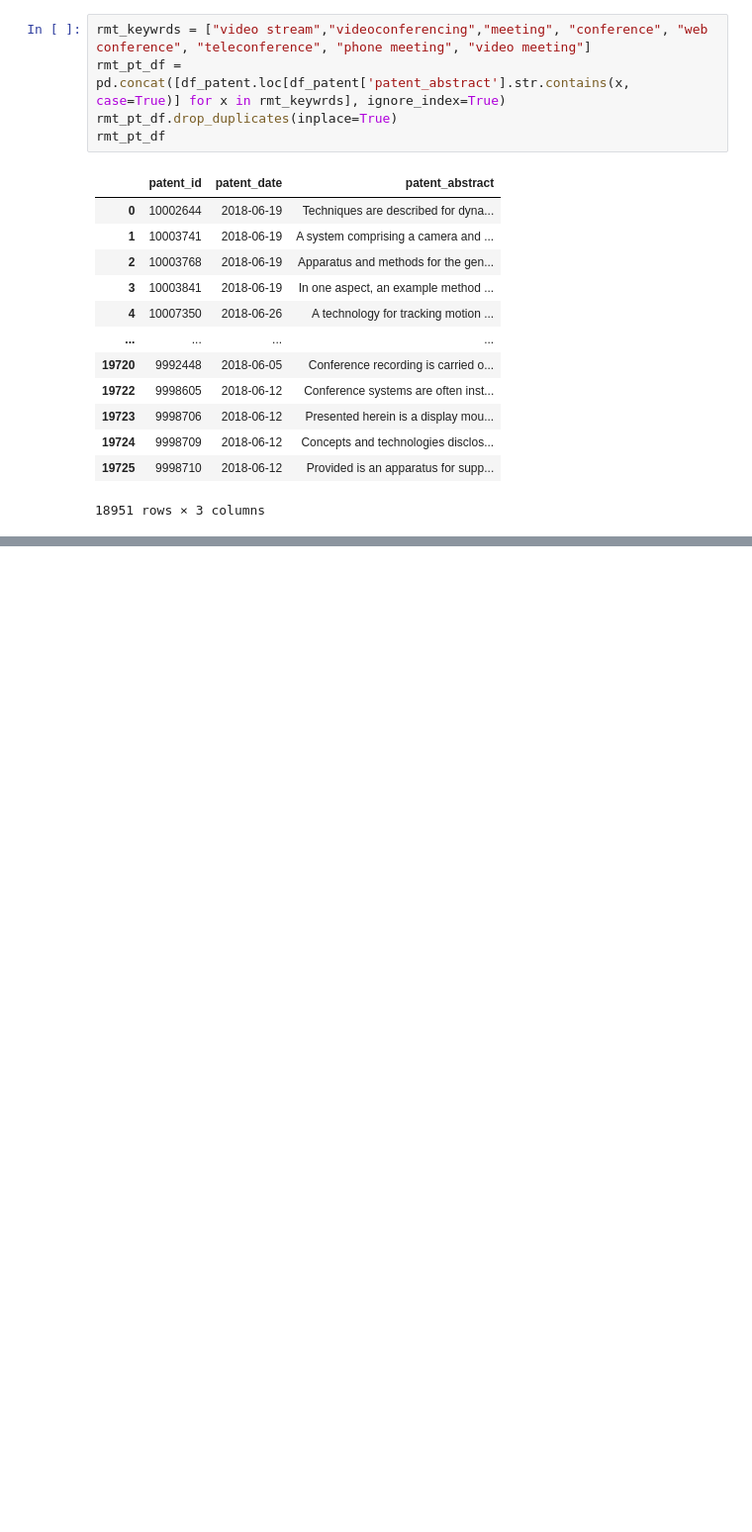
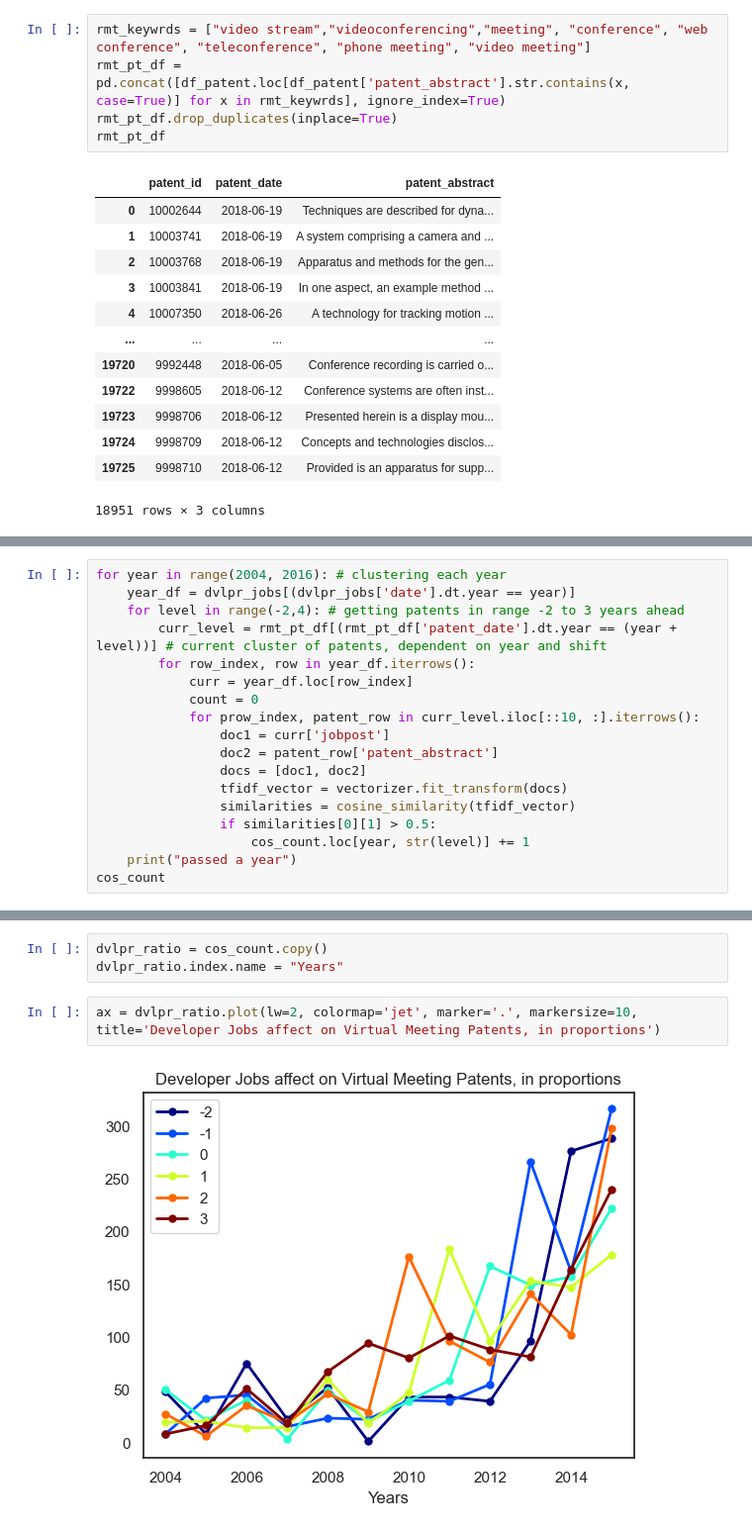
Before and after one commit to emoral435/JupyterPatents, a Jupyter notebook: JobEmbeddings/Job Word Embeddings.ipynb, the cells around one changed output, grey strips where cells are left out. Shown: that part at 99% size. Saved outputs shown, nothing was run; the diff lists cells and outputs as text; blank space fills up the shorter version.

Commit message:
Working on whiteboard commits and segmented bar chart of developer jobs impacts on virtual meeting patents

```diff
--- a/JobEmbeddings/Job Word Embeddings.ipynb
+++ b/JobEmbeddings/Job Word Embeddings.ipynb
@@ -313,0 +314,18 @@ cos_count # we are making a dataframe to be able to display and plot our results
+# %%
+for year in range(2004, 2016): # clustering each year
+    year_df = dvlpr_jobs[(dvlpr_jobs['date'].dt.year == year)]
+    for level in range(-2,4): # getting patents in range -2 to 3 years ahead
+        curr_level = rmt_pt_df[(rmt_pt_df['patent_date'].dt.year == (year + level))] # current cluster of patents, dependent on year and shift
+        for row_index, row in year_df.iterrows():
+            curr = year_df.loc[row_index]
+            count = 0
+            for prow_index, patent_row in curr_level.iloc[::10, :].iterrows():
+                doc1 = curr['jobpost']
+                doc2 = patent_row['patent_abstract']
+                docs = [doc1, doc2]
+                tfidf_vector = vectorizer.fit_transform(docs)
+                similarities = cosine_similarity(tfidf_vector)
+                if similarities[0][1] > 0.5:
+                    cos_count.loc[year, str(level)] += 1
+    print("passed a year")
+cos_count
@@ -313,0 +358,7 @@ cos_count # we are making a dataframe to be able to display and plot our results
+# %%
+dvlpr_ratio = cos_count.copy()
+dvlpr_ratio.index.name = "Years"
+# %%
+ax = dvlpr_ratio.plot(lw=2, colormap='jet', marker='.', markersize=10, title='Developer Jobs affect on Virtual Meeting Patents, in proportions')
+# %% [output]
+[figure, added]
```
Also changed, not shown: parts of 3 cells of this notebook.
